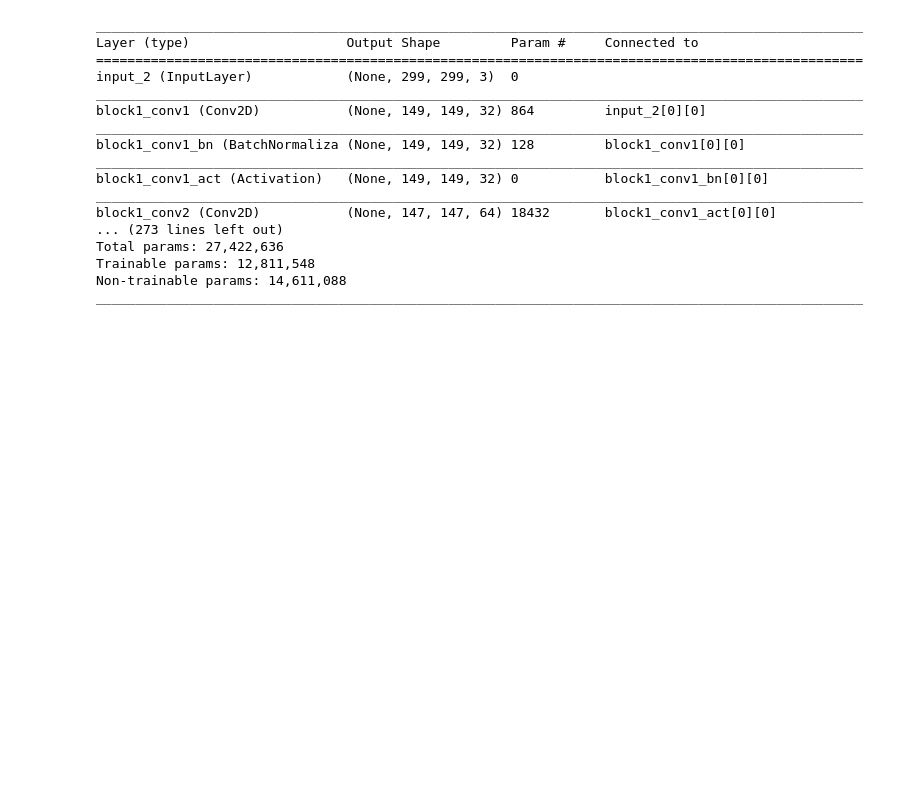
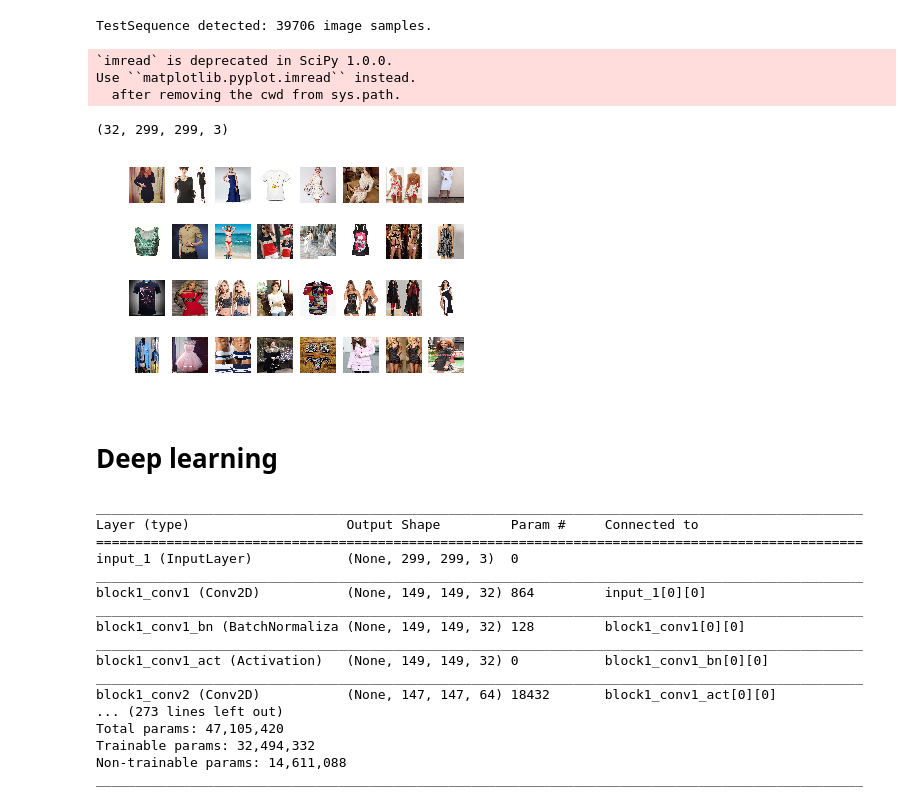
Before and after one commit to alexthe2nd/machinelearninginpractice, a Jupyter notebook: fashion_challenge/datagen.ipynb, the cells around one changed output. Cells and saved outputs as stored; diff of their text form; code cells hidden in the pictures; blank space fills up the shorter version.

```diff
--- a/fashion_challenge/datagen.ipynb
+++ b/fashion_challenge/datagen.ipynb
@@ -175,5 +206,5 @@ Use ``matplotlib.pyplot.imread`` instead.
 # %%
-class BatchSequence(Sequence):
+class BatchSequence(keras.utils.Sequence):
 
     def __init__(self, input_dir, csv_path, batch_size):
 
@@ -183,7 +214,7 @@ class BatchSequence(Sequence):
         self.batch_size = batch_size  # number of images per batch
 
         # Read CSV
-        self.df = pd.DataFrame.from_csv(csv_path).sample(1024)
+        self.df = pd.DataFrame.from_csv(csv_path)
 
         # Length
         self.n_samples = len(self.df)
@@ -270,5 +291,5 @@ BatchSequence detected: 1024 image samples.
 # %%
-class TestSequence(Sequence):
+class TestSequence(keras.utils.Sequence):
 
     def __init__(self, input_dir, batch_size):
 
@@ -343 +348,21 @@ from keras import Model
+# %%
+# Test the sequence
+test_seq = TestSequence(
+    input_dir = join(data_dir, 'test/'),
+    batch_size=32
+)
+
+for batch_y in test_seq:
+    print(batch_x.shape)
+    plot_image(batch_x, images_per_row=8)
+    break
+# %% [output]
+TestSequence detected: 39706 image samples.
+`imread` is deprecated in SciPy 1.0.0.
+Use ``matplotlib.pyplot.imread`` instead.
+  after removing the cwd from sys.path.
+(32, 299, 299, 3)
+[figure, added]
+# %% [markdown]
+# Deep learning
 # %%
@@ -370,7 +392,7 @@ num_classes = 228
 base_xception_model = xception.Xception(weights='imagenet', include_top=False, input_shape=(299, 299, 3))
 x_xception = base_xception_model.output
 x_xception = Flatten()(x_xception)
-x_xception = Dense(32, activation='relu')(x_xception)
+x_xception = Dense(128, activation='relu')(x_xception)
 predictions_xception = Dense(num_classes, activation='sigmoid')(x_xception)
 
 model_xception = Model(inputs=base_xception_model.input, outputs=predictions_xception)
@@ -388,9 +410,9 @@ model_xception.summary()
 __________________________________________________________________________________________________
 Layer (type)                    Output Shape         Param #     Connected to
 ==================================================================================================
-input_2 (InputLayer)            (None, 299, 299, 3)  0
+input_1 (InputLayer)            (None, 299, 299, 3)  0
 __________________________________________________________________________________________________
-block1_conv1 (Conv2D)           (None, 149, 149, 32) 864         input_2[0][0]
+block1_conv1 (Conv2D)           (None, 149, 149, 32) 864         input_1[0][0]
 __________________________________________________________________________________________________
 block1_conv1_bn (BatchNormaliza (None, 149, 149, 32) 128         block1_conv1[0][0]
 __________________________________________________________________________________________________
@@ -398,8 +420,8 @@ block1_conv1_act (Activation)   (None, 149, 149, 32) 0           block1_conv1_bn
 __________________________________________________________________________________________________
 block1_conv2 (Conv2D)           (None, 147, 147, 64) 18432       block1_conv1_act[0][0]
 ... (273 lines left out)
-Total params: 27,422,636
-Trainable params: 12,811,548
+Total params: 47,105,420
+Trainable params: 32,494,332
 Non-trainable params: 14,611,088
 __________________________________________________________________________________________________
 # %%
```
Also changed, not shown: parts of 23 cells of this notebook.
